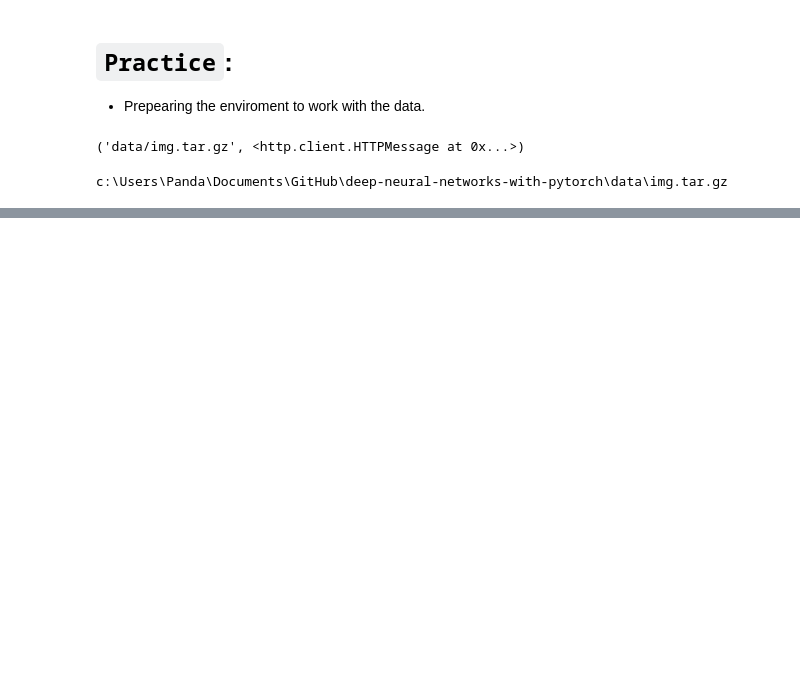
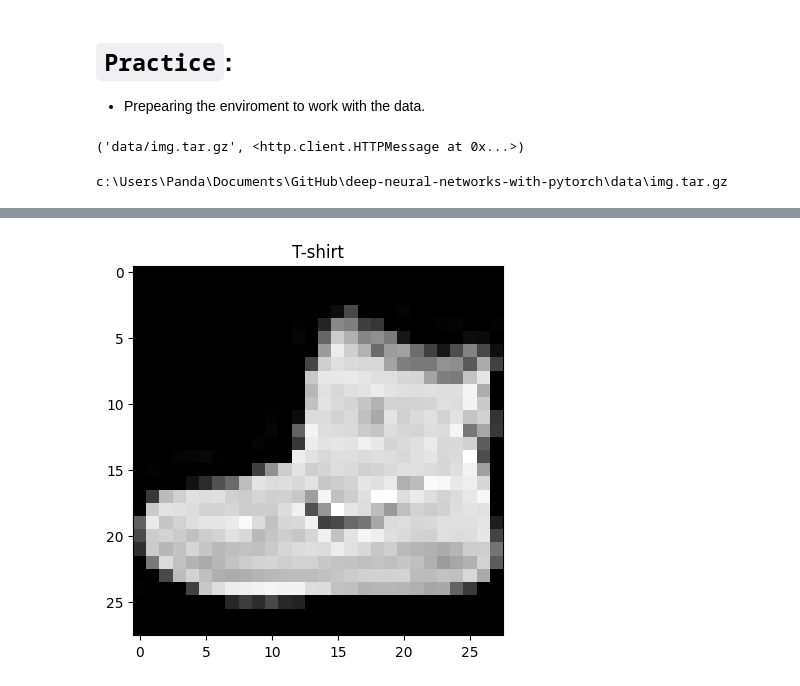
Before and after one commit to tauantorres/deep-neural-networks-with-pytorch, a Jupyter notebook: semana-1-pt-5.ipynb, the cells around one changed output, grey strips where cells are left out. Saved outputs shown, nothing was run; the diff lists cells and outputs as text; code cells hidden in the pictures; blank space fills up the shorter version.

```diff
--- a/semana-1-pt-5.ipynb
+++ b/semana-1-pt-5.ipynb
@@ -31,0 +46,11 @@ else:
+# %%
+import os
+
+directory = "data"
+csv_file ='index.csv'
+csv_path=os.path.join(directory,csv_file)
+# %%
+import pandas as pd
+
+data_name = pd.read_csv(csv_path)
+data_name.head(3)
@@ -31,0 +86,12 @@ else:
+# %%
+from PIL import Image
+
+image_name = data_name.iloc[0, 1]
+image_path=os.path.join(directory,image_name)
+image = Image.open(image_path)
+
+plt.imshow(image,cmap='gray', vmin=0, vmax=255)
+plt.title(data_name.iloc[1, 0])
+plt.show()
+# %% [output]
+[figure, added]
```
Also changed, not shown: parts of 4 cells of this notebook, 3 other files.
